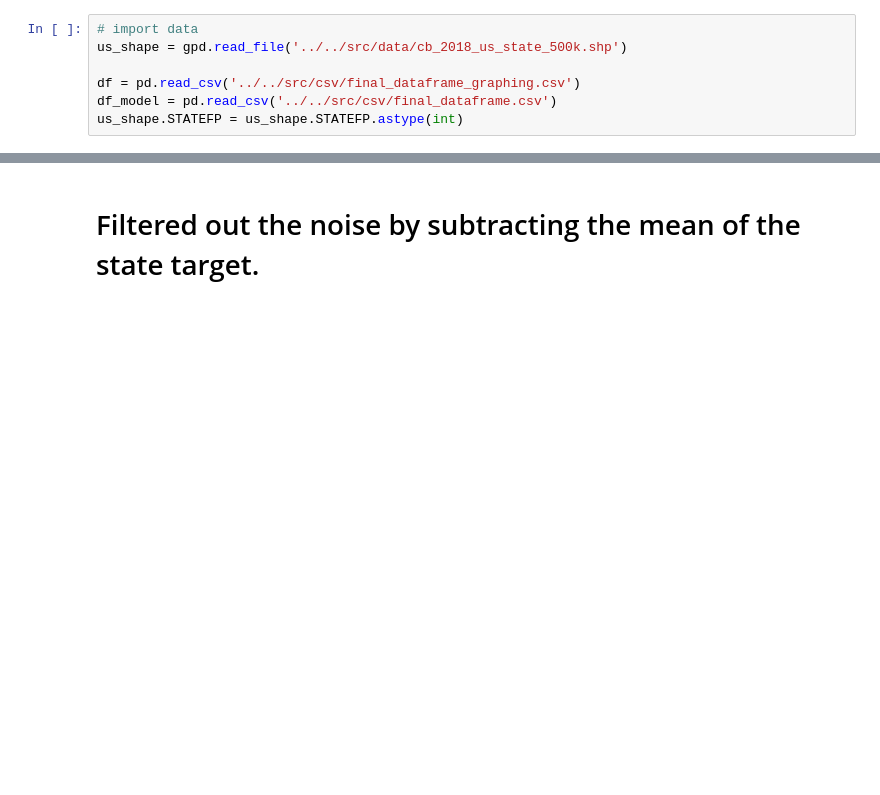
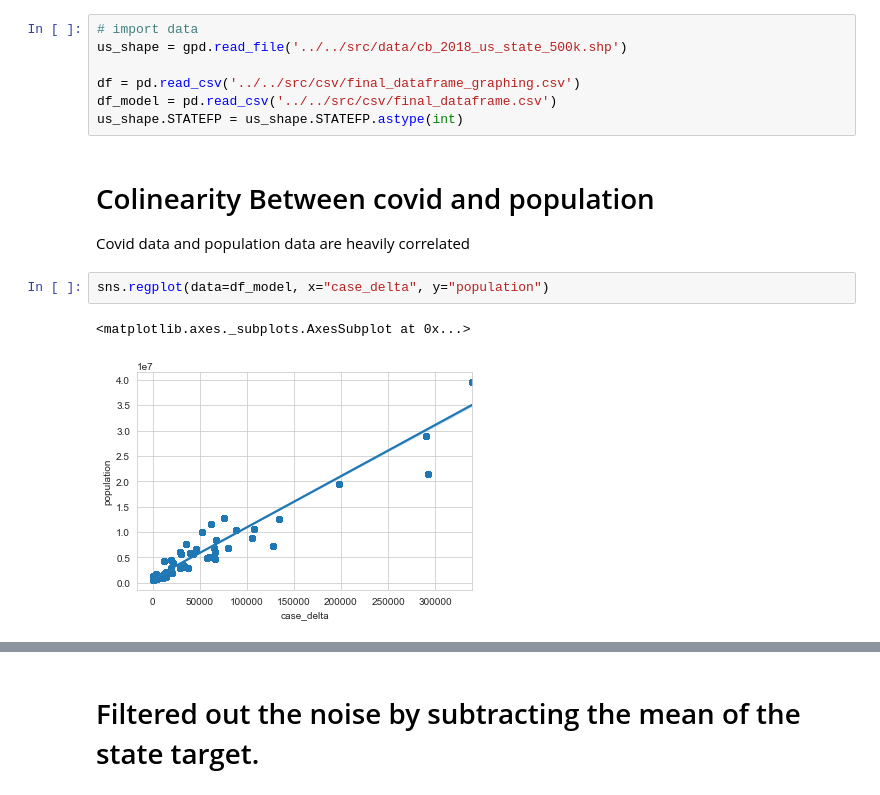
Before and after one commit to danvalen1/Corona-Employment, a Jupyter notebook: notebooks/tjh/Visualizations.ipynb, the cells around one changed output, grey strips where cells are left out. Saved outputs shown, nothing was run; the diff lists cells and outputs as text; blank space fills up the shorter version.

```diff
--- a/notebooks/tjh/Visualizations.ipynb
+++ b/notebooks/tjh/Visualizations.ipynb
@@ -45,3 +46,12 @@ us_shape = gpd.read_file('../../src/data/cb_2018_us_state_500k.shp')
 df = pd.read_csv('../../src/csv/final_dataframe_graphing.csv')
 df_model = pd.read_csv('../../src/csv/final_dataframe.csv')
 us_shape.STATEFP = us_shape.STATEFP.astype(int)
+# %% [markdown]
+# Colinearity Between covid and population
+
+Covid data and population data are heavily correlated
+# %%
+sns.regplot(data=df_model, x="case_delta", y="population")
+# %% [output]
+<matplotlib.axes._subplots.AxesSubplot at 0x...>
+[figure, added]
```
Also changed, not shown: parts of 5 cells of this notebook, 3 other files.
